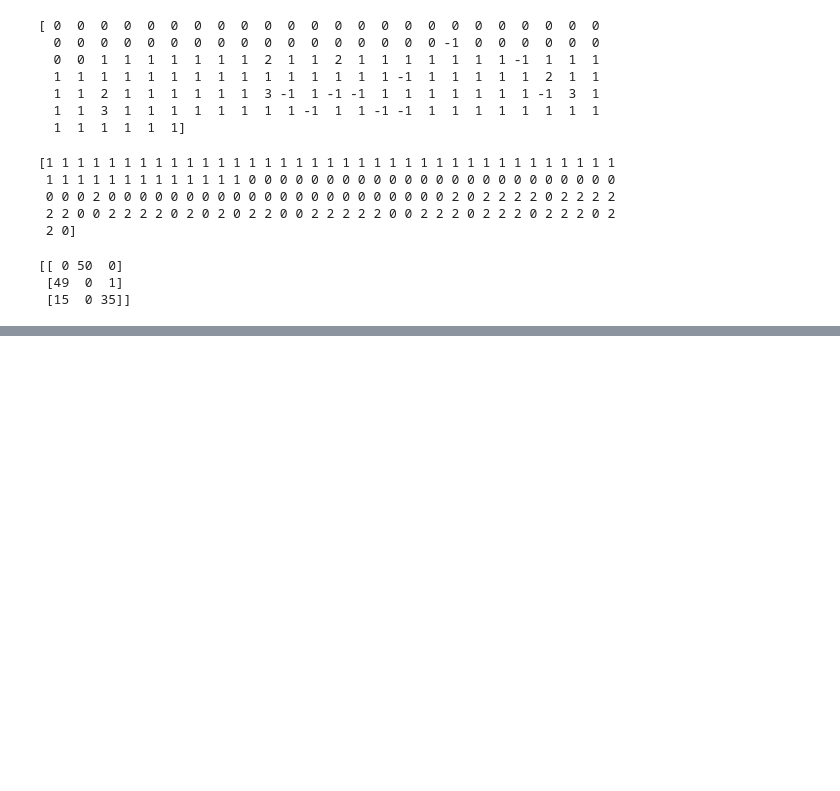
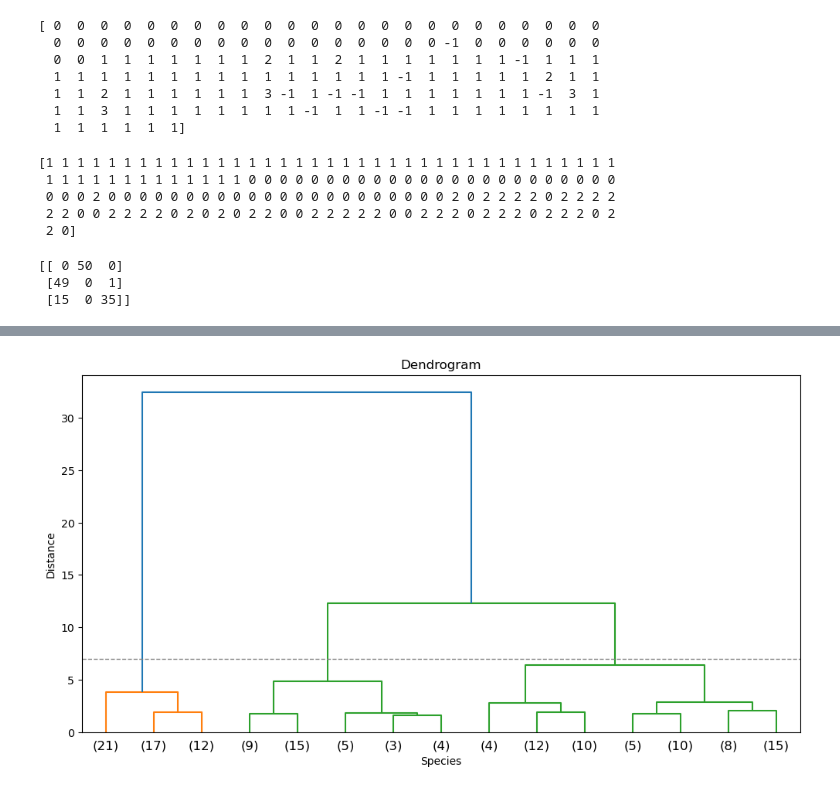
Before and after one commit to CaioFML/IA_studies, a Jupyter notebook: formacao_completa_inteligencia_artificial_e_machine_learning/section_3/clusters_kmeans.ipynb, the cells around one changed output, grey strips where cells are left out. Drawn from its saved outputs; the diff is of its cells as text; code cells hidden in the pictures; blank space fills up the shorter version.

```diff
--- a/formacao_completa_inteligencia_artificial_e_machine_learning/section_3/clusters_kmeans.ipynb
+++ b/formacao_completa_inteligencia_artificial_e_machine_learning/section_3/clusters_kmeans.ipynb
@@ -84,0 +111,10 @@ print(result)
+# %%
+plt.figure(figsize=(12, 6))
+plt.title('Dendrogram')
+plt.xlabel('Species')
+plt.ylabel('Distance')
+dendrogram(linkage(iris.data, method='ward'), truncate_mode='lastp', p=15)
+plt.axhline(y=7, c='gray', lw=1, linestyle='dashed')
+plt.show()
+# %% [output]
+[figure, added]
```
Also changed, not shown: parts of 4 cells of this notebook.
